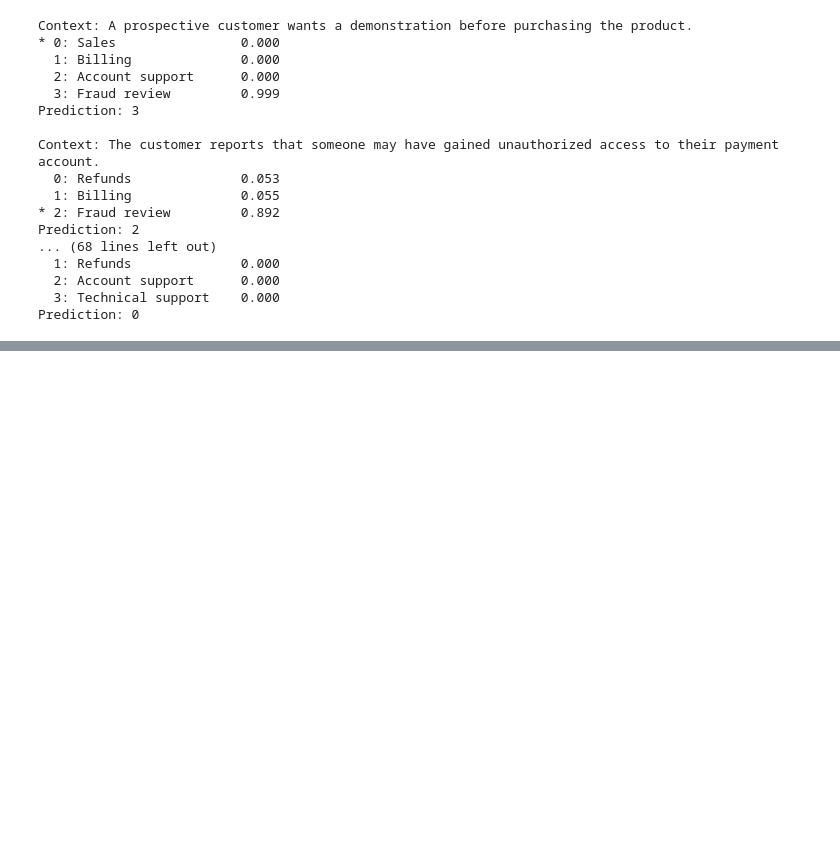
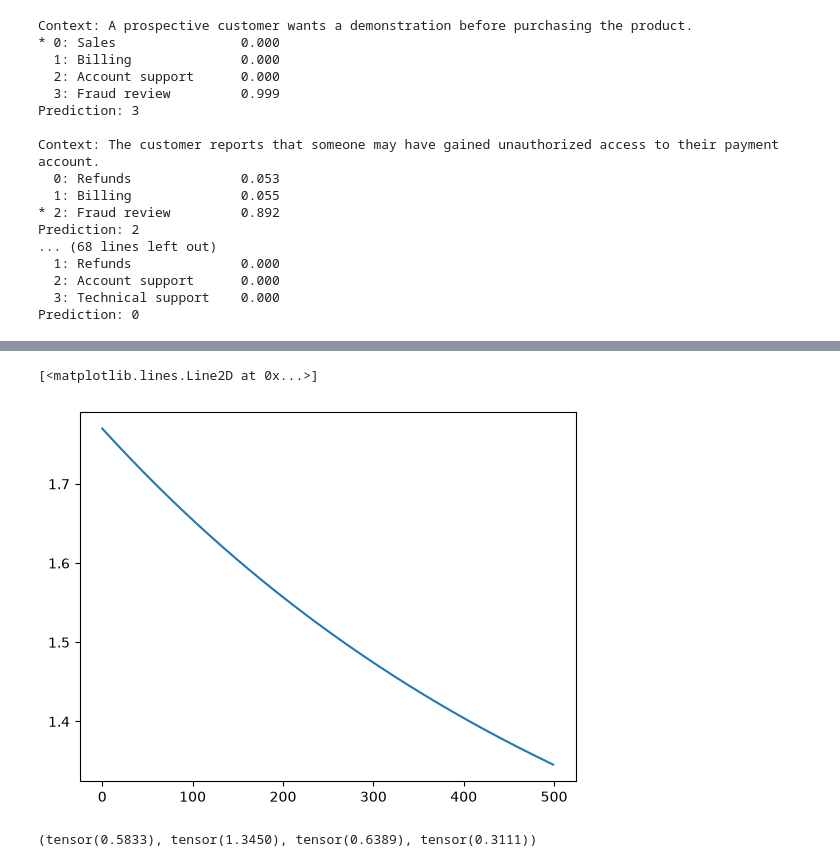
Before and after one commit to Vancrown/laya-from-scratch, a Jupyter notebook: notebook/10_sft.ipynb, the cells around one changed output, grey strips where cells are left out. Saved outputs shown, nothing was run; the diff lists cells and outputs as text; code cells hidden in the pictures; blank space fills up the shorter version.

Commit message:
using temperature to calibrate logits

```diff
--- a/notebook/10_sft.ipynb
+++ b/notebook/10_sft.ipynb
@@ -425,0 +440,11 @@ Prediction: 0
+# %%
+train_loss, train_accuracy, _ = evaluate(
+    model=full_model,
+    input_ids=train_batch["input_ids"],
+    attention_mask=train_batch["attention_mask"],
+    option_marker_mask=train_batch["option_marker_mask"],
+    targets=train_targets,
+)
+
+print("Train accuracy:", train_accuracy)
+print("Validation accuracy:", full_final_accuracy)
@@ -425,0 +532,9 @@ Prediction: 0
+# %%
+full_model.eval()
+
+with torch.no_grad():
+    val_logits, _, valid_option_mask = full_model(
+        input_ids=validate_batch["input_ids"],
+        attention_mask=validate_batch["attention_mask"],
+        option_marker_mask=validate_batch["option_marker_mask"],
+    )
@@ -425,0 +572,18 @@ Prediction: 0
+# %%
+scaler = TemperatureScaler()
+print(scaler.temperature.item())
+
+optimizer = torch.optim.Adam(scaler.parameters(), lr=1e-3)
+
+temperature_loss_history = []
+
+for step in range(500):
+    scaled_logits = scaler(val_logits)
+    loss = F.cross_entropy(scaled_logits, validate_targets)
+
+    optimizer.zero_grad()
+    loss.backward()
+
+    optimizer.step()
+
+    temperature_loss_history.append(loss.item())
@@ -425,0 +610,5 @@ Prediction: 0
+# %%
+plt.plot(temperature_loss_history)
+# %% [output]
+[<matplotlib.lines.Line2D at 0x...>]
+[figure, added]
@@ -425,0 +617,24 @@ Prediction: 0
+# %%
+acc = accuracy(
+    cali_proba,
+    validate_targets,
+)
+
+nll = neg_log_likelihood(
+    cali_proba,
+    validate_targets,
+)
+
+brier = brier_score(
+    cali_proba,
+    validate_targets,
+)
+
+ece = expected_calibration_error(
+    cali_proba,
+    validate_targets,
+)
+
+acc, nll, brier, ece
+# %% [output]
+(tensor(0.5833), tensor(1.3450), tensor(0.6389), tensor(0.3111))
```
Also changed, not shown: parts of 13 cells of this notebook, 1 other file.
